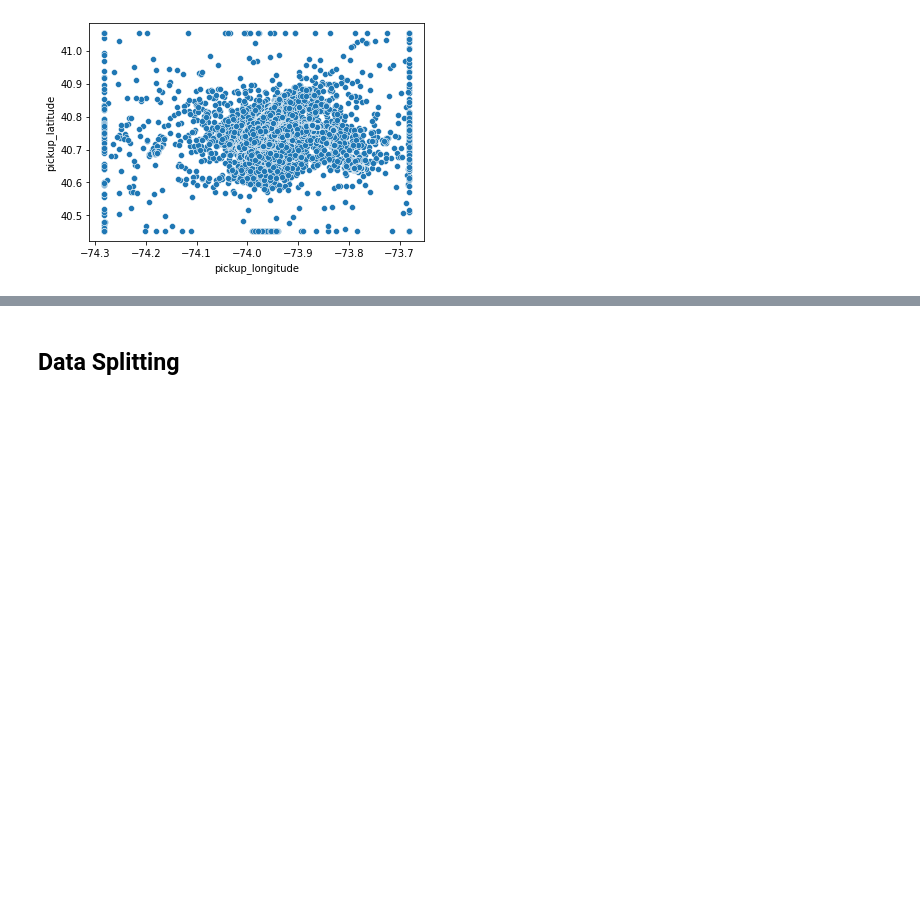
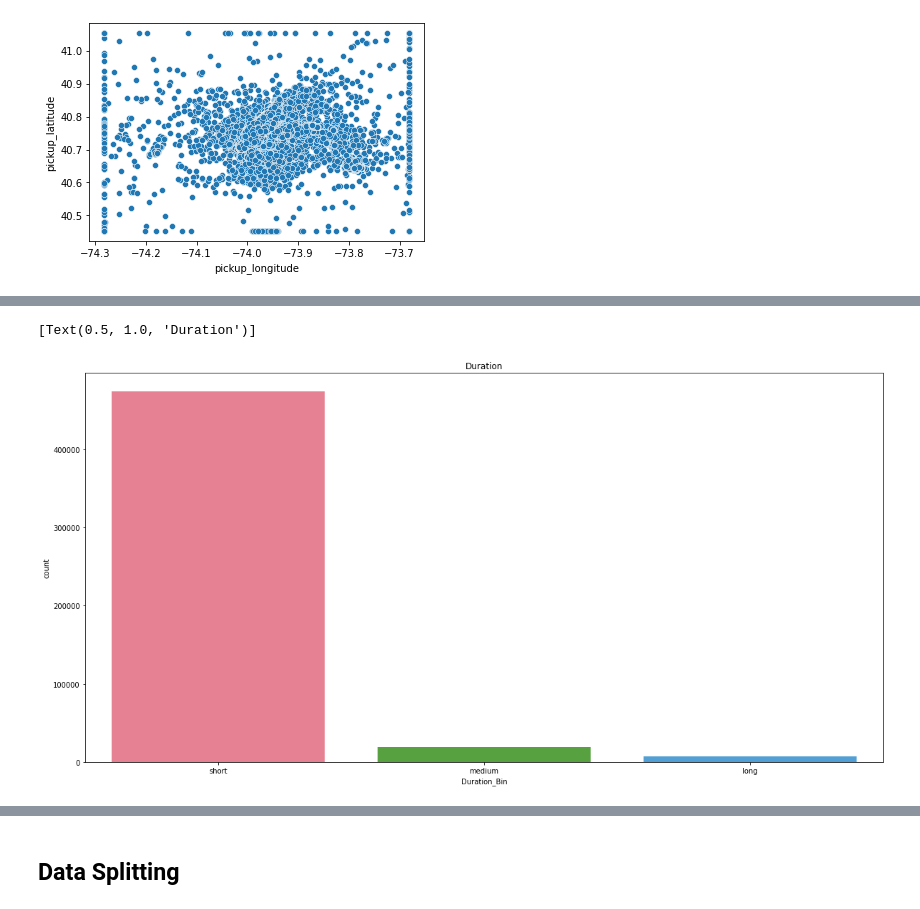
Before and after one commit to KimaniKibuthu/Taxi-fare-prediction, a Jupyter notebook: Taxi_Fare_Prediction.ipynb, the cells around one changed output, grey strips where cells are left out. Saved outputs shown, nothing was run; the diff lists cells and outputs as text; code cells hidden in the pictures; blank space fills up the shorter version.

```diff
--- a/Taxi_Fare_Prediction.ipynb
+++ b/Taxi_Fare_Prediction.ipynb
@@ -506,0 +474,13 @@ sns.scatterplot(x='pickup_longitude', y='pickup_latitude', data=train_with_dista
+# %%
+# Bin distance
+train_with_distance.loc[train_with_distance.distance <= 10, 'Duration_Bin'] = 'short'
+train_with_distance.loc[(train_with_distance.distance > 10) & (train_with_distance.distance <= 20), 'Duration_Bin'] = 'medium'
+train_with_distance.loc[train_with_distance.distance > 20, 'Duration_Bin'] = 'long'
+# %%
+plt.figure(figsize=(20, 10))
+sns.countplot(x='Duration_Bin',
+            palette='husl',
+            data=train_with_distance).set(title='Duration')
+# %% [output]
+[Text(0.5, 1.0, 'Duration')]
+[figure, added]
```
Also changed, not shown: parts of 26 cells of this notebook.
